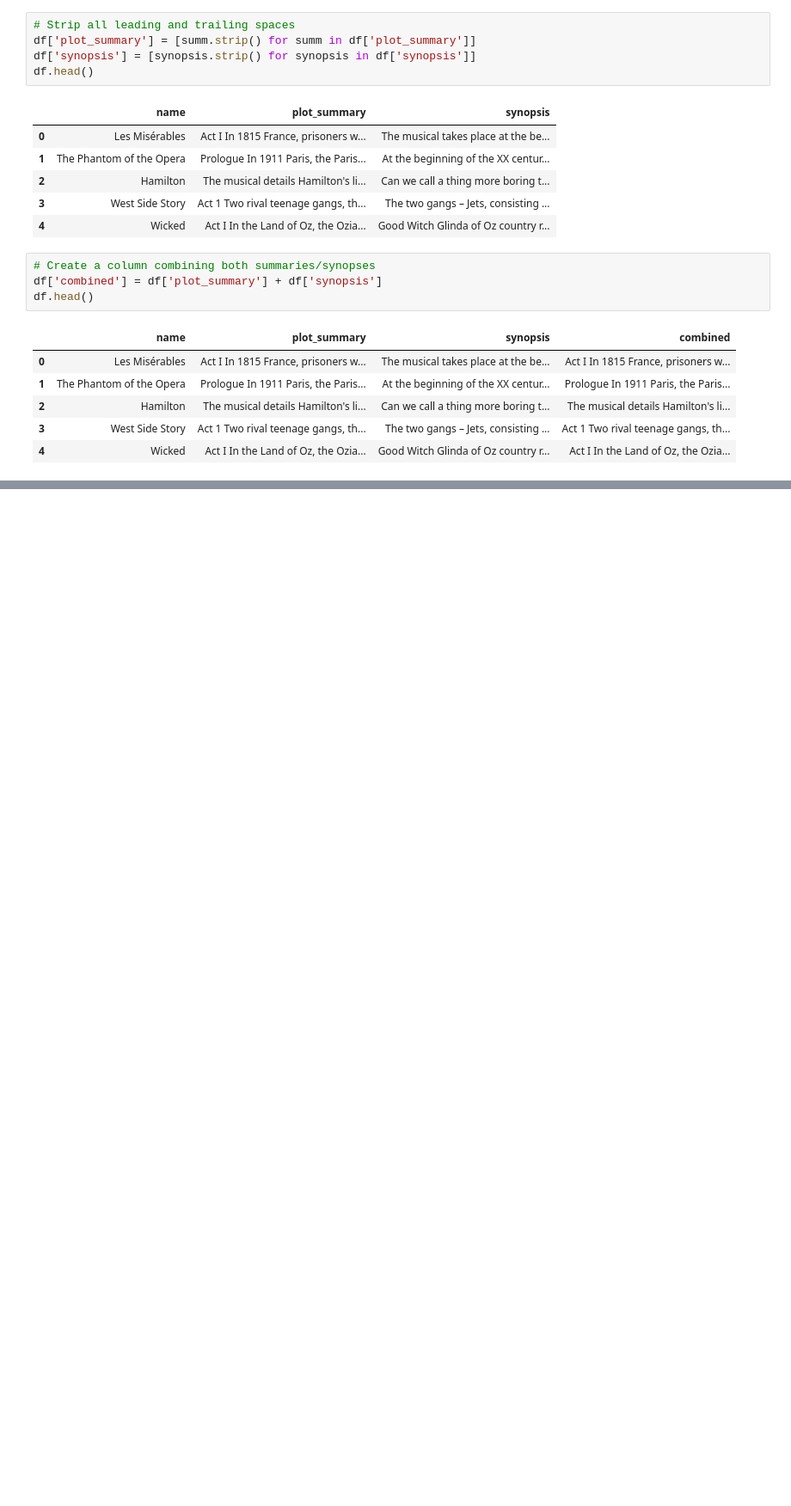
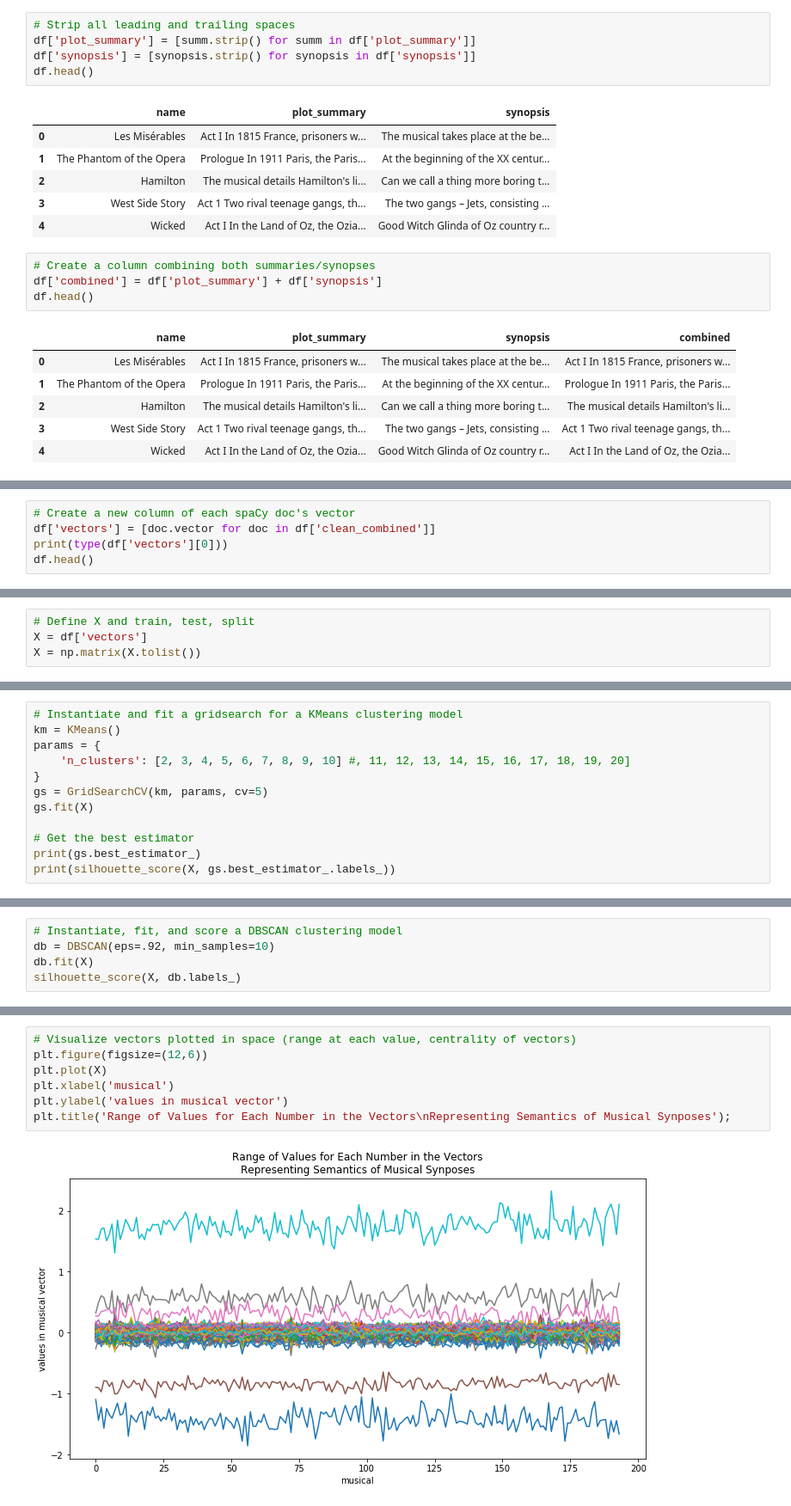
Before and after one commit to KellySlatery/capstone, a Jupyter notebook: 05_EDA_and_Cleaning.ipynb, the cells around one changed output, grey strips where cells are left out. Shown at 86% size. Saved outputs shown, nothing was run; the diff lists cells and outputs as text; blank space fills up the shorter version.

```diff
--- a/05_EDA_and_Cleaning.ipynb
+++ b/05_EDA_and_Cleaning.ipynb
@@ -569,0 +280,5 @@ silhouette_score(X_scaled, db.labels_)
+# %%
+# Create a new column of each spaCy doc's vector
+df['vectors'] = [doc.vector for doc in df['clean_combined']]
+print(type(df['vectors'][0]))
+df.head()
@@ -569,0 +300,4 @@ silhouette_score(X_scaled, db.labels_)
+# %%
+# Define X and train, test, split
+X = df['vectors']
+X = np.matrix(X.tolist())
@@ -569,0 +306,12 @@ silhouette_score(X_scaled, db.labels_)
+# %%
+# Instantiate and fit a gridsearch for a KMeans clustering model
+km = KMeans()
+params = {
+    'n_clusters': [2, 3, 4, 5, 6, 7, 8, 9, 10] #, 11, 12, 13, 14, 15, 16, 17, 18, 19, 20]
+}
+gs = GridSearchCV(km, params, cv=5)
+gs.fit(X)
+
+# Get the best estimator
+print(gs.best_estimator_)
+print(silhouette_score(X, gs.best_estimator_.labels_))
@@ -569,0 +386,5 @@ silhouette_score(X_scaled, db.labels_)
+# %%
+# Instantiate, fit, and score a DBSCAN clustering model
+db = DBSCAN(eps=.92, min_samples=10)
+db.fit(X)
+silhouette_score(X, db.labels_)
@@ -569,0 +424,9 @@ silhouette_score(X_scaled, db.labels_)
+# %%
+# Visualize vectors plotted in space (range at each value, centrality of vectors)
+plt.figure(figsize=(12,6))
+plt.plot(X)
+plt.xlabel('musical')
+plt.ylabel('values in musical vector')
+plt.title('Range of Values for Each Number in the Vectors\nRepresenting Semantics of Musical Synposes');
+# %% [output]
+[figure, added]
```
Also changed, not shown: parts of 121 cells of this notebook, 14 other files.
